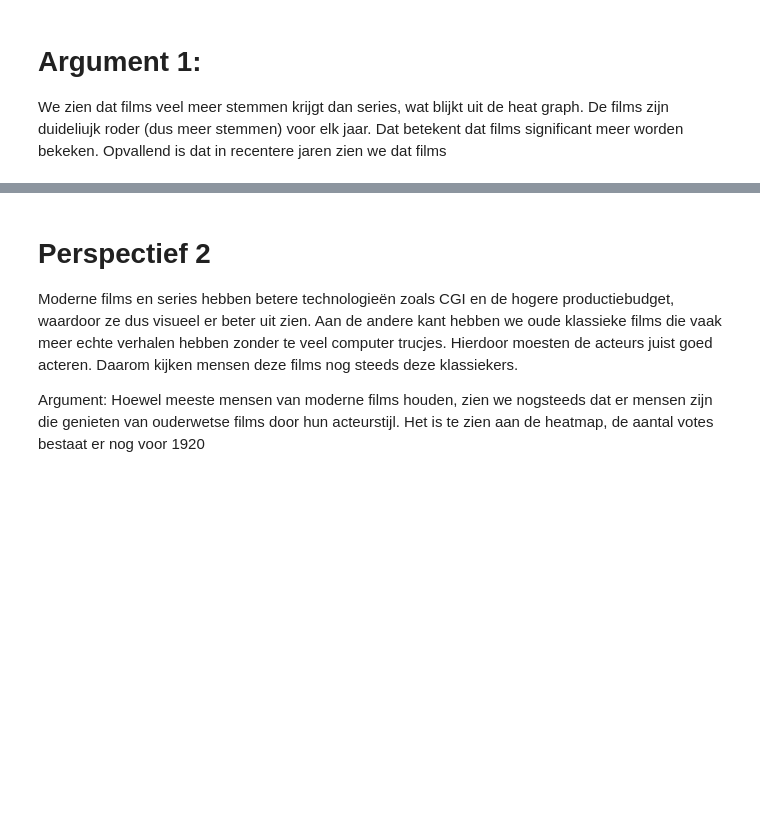
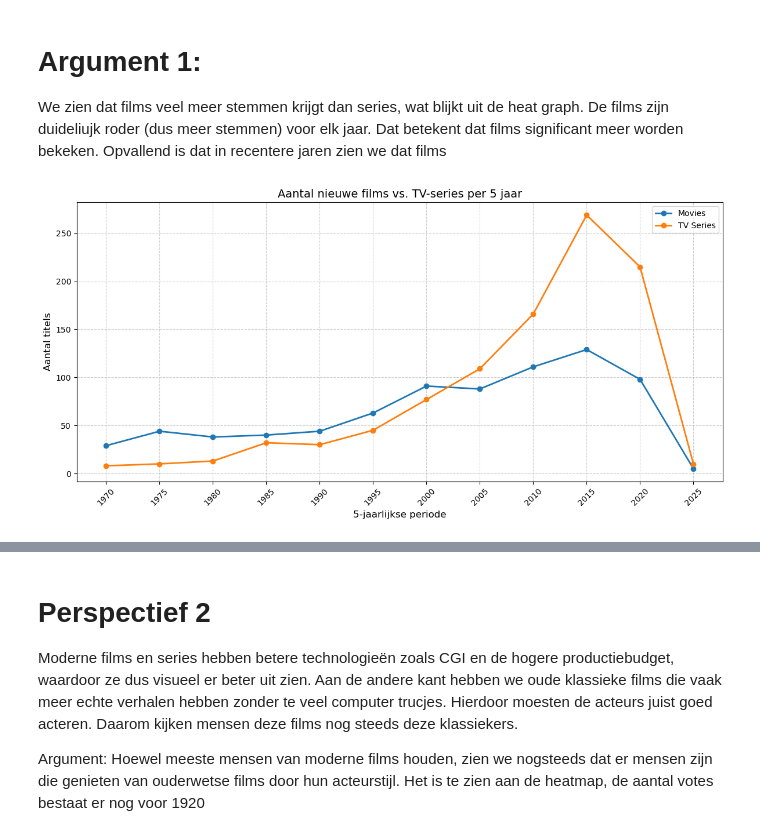
Before and after one commit to WuStanley2006/InfoVis, a Jupyter notebook: main.ipynb, the cells around one changed output, grey strips where cells are left out. Cells and saved outputs as stored; diff of their text form; code cells hidden in the pictures; blank space fills up the shorter version.

```diff
--- a/main.ipynb
+++ b/main.ipynb
@@ -71,3 +71,46 @@ plt.show()
 # %% [markdown]
 # Argument 1:
 We zien dat films veel meer stemmen krijgt dan series, wat blijkt uit de heat graph. De films zijn duideliujk roder (dus meer stemmen) voor elk jaar. Dat betekent dat films significant meer worden bekeken. Opvallend is dat in recentere jaren zien we dat films
+# %%
+# CSV lezen
+movies = pd.read_csv('movies.csv')
+tvseries = pd.read_csv('tvseries.csv')
+
+# Functie om jaren af te ronden naar 5-jarige intervallen
+def round_to_5yr(year):
+    return (year // 5) * 5
+
+# Rond alle releaseYear af.
+movies['releasePeriod'] = movies['releaseYear'].apply(round_to_5yr)
+tvseries['releasePeriod'] = tvseries['releaseYear'].apply(round_to_5yr)
+
+# Tel aantal titels per periode
+movies_per_period = movies['releasePeriod'].value_counts().sort_index()
+tvseries_per_period = tvseries['releasePeriod'].value_counts().sort_index()
+
+# Combineer in één DataFrame
+combined = pd.DataFrame({
+    'Movies': movies_per_period,
+    'TV Series': tvseries_per_period
+}).fillna(0).astype(int)  # Vervang NaN door 0
+
+# Toon vanaf 1970
+combined = combined[combined.index >= 1970]
+
+# Plot
+plt.figure(figsize=(12, 6))
+plt.plot(combined.index, combined['Movies'], label='Movies', marker='o', linewidth=2)
+plt.plot(combined.index, combined['TV Series'], label='TV Series', marker='o', linewidth=2)
+
+# Titel en labels
+plt.title('Aantal nieuwe films vs. TV-series per 5 jaar', fontsize=14)
+plt.xlabel('5-jaarlijkse periode', fontsize=12)
+plt.ylabel('Aantal titels', fontsize=12)
+plt.xticks(combined.index, rotation=45)
+plt.grid(True, linestyle='--', alpha=0.6)
+plt.legend()
+
+plt.tight_layout()
+plt.show()
+# %% [output]
+[figure, added]
```
Also changed, not shown: parts of 6 cells of this notebook.
